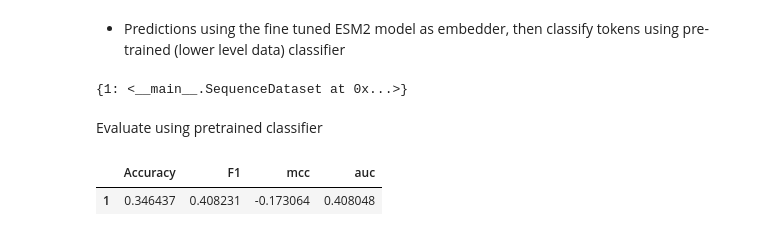
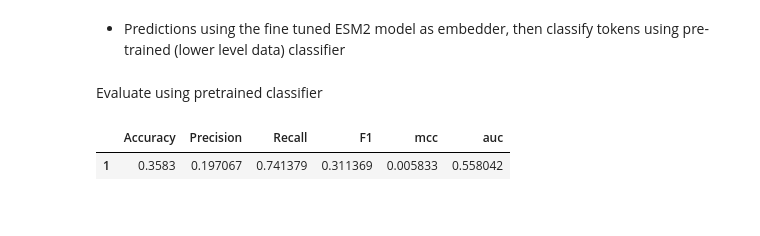
Before and after one commit to harryb257/MScProject, a Jupyter notebook: ESM2 finetune.ipynb, the cells around one changed output. Saved outputs shown, nothing was run; the diff lists cells and outputs as text; code cells hidden in the pictures.

```diff
--- a/ESM2 finetune.ipynb
+++ b/ESM2 finetune.ipynb
@@ -136,6 +142,10 @@ df_higher
 # %%
-# Creating a train df with 80% of the rows
-df_higher_train = df_higher.sample(frac=0.8, random_state=42).reset_index()
+# Delete rows without any residue labelling
+def delete_unlabelled_rows(df):
+    return df[df['label'].apply(lambda labels: 0 in labels or 1 in labels)].reset_index(drop=True)
 
-# Create validation df with remaining rows
-df_higher_val = df_higher.drop(df_higher_train.index).reset_index()
+df_higher = delete_unlabelled_rows(df_higher)
+
+# Create train / validation splits using the info split column
+cv_1_train = df_higher[df_higher['Info_split'] != 'split_01_20'].reset_index(drop=True)
+cv_1_val = df_higher[df_higher['Info_split'] == 'split_01_20'].reset_index(drop=True)
@@ -281,7 +313,7 @@ EsmForTokenClassification(
 )
 # %%
 # Preprocess training data
-df_lower_stacked = pd.read_csv("/Users/harry/Documents/Data Science MSc/PROJECT/MScProject/Lower_1763.csv")
+df_lower_stacked = pd.read_csv('/Users/harry/Documents/Data Science MSc/PROJECT/MScProject/Bunyaviricetes/Lower_2497571.csv')
 
 # Mask n/a values with -100
 df_lower_stacked['Class'] = df_lower_stacked['Class'].fillna(-100).astype('int32')
@@ -298,6 +330,9 @@ df_lower = df_lower.groupby(['Info_protein_id','Info_group', 'Info_split'], as_i
 
 # Apply sliding window
 df_lower = sliding_window(df_lower)
+
+# Delete unlabelled rows
+df_lower = delete_unlabelled_rows(df_lower)
 
 # Create train / validation splits using the info split column
 cv_1_train = df_lower[df_lower['Info_split'] != 'split_01_20'].reset_index()
@@ -751,7 +786,7 @@ pd.DataFrame(predictions.metrics, index=np.array(np.arange(1,2)))
 - Predictions using the fine tuned ESM2 model as embedder, then classify tokens using pre-trained (lower level data) classifier
 # %%
 # Preprocess training data
-test_df_2 = pd.read_csv('/Users/harry/Documents/Data Science MSc/PROJECT/MScProject/Target_1769.csv')
+test_df_2 = pd.read_csv('/Users/harry/Documents/Data Science MSc/PROJECT/MScProject/Bunyaviricetes/Target_3151693.csv')
 
 # Mask n/a values with -100
 test_df_2['Class'] = test_df_2['Class'].fillna(-100).astype('int32')
@@ -761,7 +796,7 @@ test_df_2['Class'] = test_df_2['Class'].replace(-1, 0)
 test_df_2 = test_df_2.sort_values(['Info_protein_id', 'Info_pos'])
 
 # Aggregate columns for wide format
-test_df_2 = test_df_2.groupby(['Info_protein_id','Info_group'], as_index=False).agg(
+test_df_2 = test_df_2.groupby(['Info_protein_id'], as_index=False).agg(  #,'Info_group'
     sequence=('Info_AA', ''.join),
     label=('Class', list),
     position=('Info_pos', list))
@@ -778,8 +813,6 @@ test_loaded = {}
 for key, value in test_datasets.items():
     batched = batch_create(value, tokenizer, model)
     test_loaded[key] = batched
-# %% [output]
-{1: <__main__.SequenceDataset at 0x...>}
 # %% [markdown]
 Evaluate using pretrained classifier
 # %%
@@ -816,13 +849,15 @@ test_probs = test_probs[mask]
 
 # Calculate metrics
 accuracy = accuracy_score(test_labels.numpy(), test_preds.numpy())
+precision = precision_score(test_labels.numpy(), test_preds.numpy())
+recall = recall_score(test_labels.numpy(), test_preds.numpy())
 f1 = f1_score(test_labels.numpy(), test_preds.numpy())
 mcc = matthews_corrcoef(test_labels.numpy(), test_preds.numpy())
 auc = roc_auc_score(test_labels.numpy(), test_probs.numpy())
 # %%
 # Create pandas dataframe
-data = { 'Accuracy':accuracy, 'F1':f1, 'mcc':mcc, 'auc':auc}
+data = { 'Accuracy':accuracy, 'Precision':precision, 'Recall':recall, 'F1':f1, 'mcc':mcc, 'auc':auc}
 pd.DataFrame(data, index=np.array(np.arange(1,2)))
 # %% [output]
-|  | Accuracy | F1 | mcc | auc |
-| 1 | 0.346437 | 0.408231 | -0.173064 | 0.408048 |
+|  | Accuracy | Precision | Recall | F1 | mcc | auc |
+| 1 | 0.3583 | 0.197067 | 0.741379 | 0.311369 | 0.005833 | 0.558042 |
```
Also changed, not shown: parts of 15 cells of this notebook.
